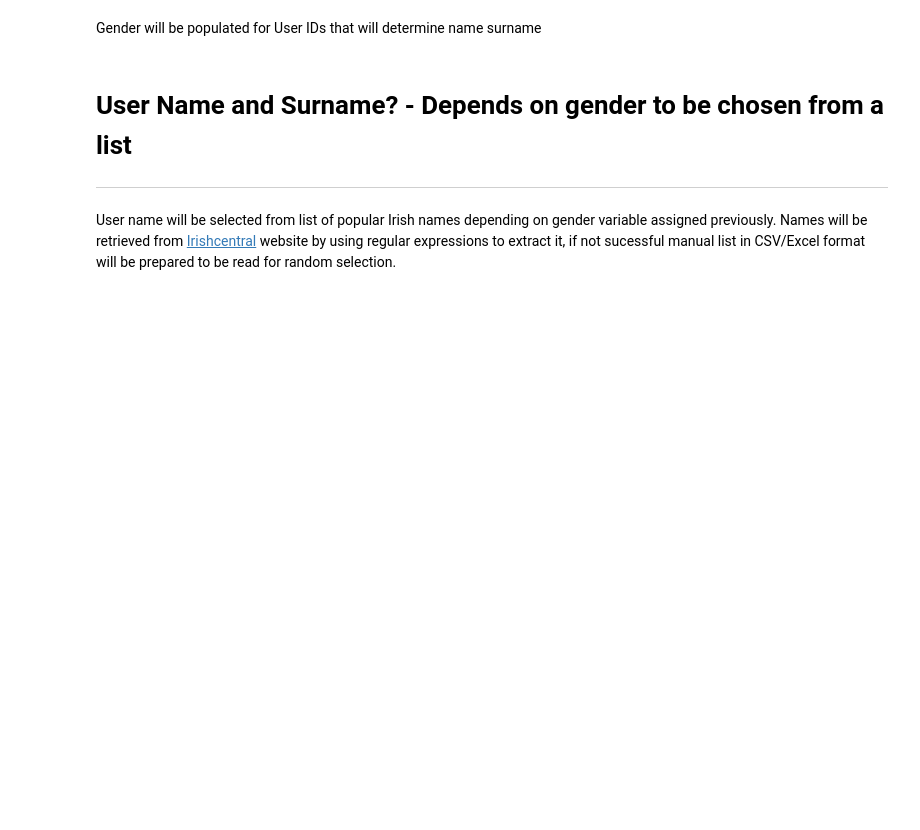
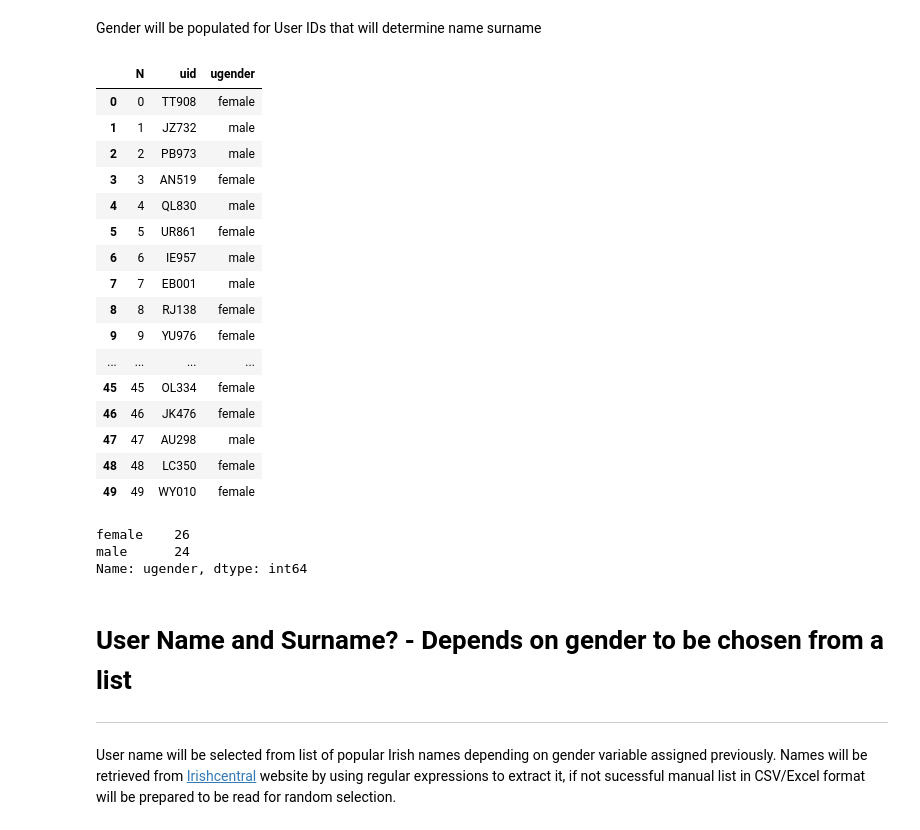
Before and after one commit to Mantvydas-data/Programming-for-DA-2021-Proj, a Jupyter notebook: project.ipynb, the cells around one changed output. Drawn from its saved outputs; the diff is of its cells as text; code cells hidden in the pictures; blank space fills up the shorter version.

Commit message:
Gender variable added

```diff
--- a/project.ipynb
+++ b/project.ipynb
@@ -230,7 +232,10 @@ for i in range(50):
     i +=1
 print(i)
 
+df2= pd.DataFrame({'N': np.arange(50)})
 
-#df['categories'] = rng.choice(categories,size=(len(df)))
+df2['uid'] = uid
+df2
+# df['categories'] = rng.choice(categories,size=(len(df)))
 # %% [output]
 50
@@ -238,6 +260,34 @@ print(i)
 # User gender
 # %% [markdown]
 Gender will be populated for User IDs that will determine name surname
+# %%
+gender = ['female', 'male']
+df2['ugender'] = rng.choice(gender ,size=(len(df2)))
+df2
+# %% [output]
+|  | N | uid | ugender |
+| 0 | 0 | TT908 | female |
+| 1 | 1 | JZ732 | male |
+| 2 | 2 | PB973 | male |
+| 3 | 3 | AN519 | female |
+| 4 | 4 | QL830 | male |
+| 5 | 5 | UR861 | female |
+| 6 | 6 | IE957 | male |
+| 7 | 7 | EB001 | male |
+| 8 | 8 | RJ138 | female |
+| 9 | 9 | YU976 | female |
+| ... | ... | ... | ... |
+| 45 | 45 | OL334 | female |
+| 46 | 46 | JK476 | female |
+| 47 | 47 | AU298 | male |
+| 48 | 48 | LC350 | female |
+| 49 | 49 | WY010 | female |
+# %%
+df2['ugender'].value_counts()
+# %% [output]
+female    26
+male      24
+Name: ugender, dtype: int64
 # %% [markdown]
 # User Name and Surname? - Depends on gender to be chosen from a list
 ***
```
Also changed, not shown: parts of 15 cells of this notebook, 1 other file.
